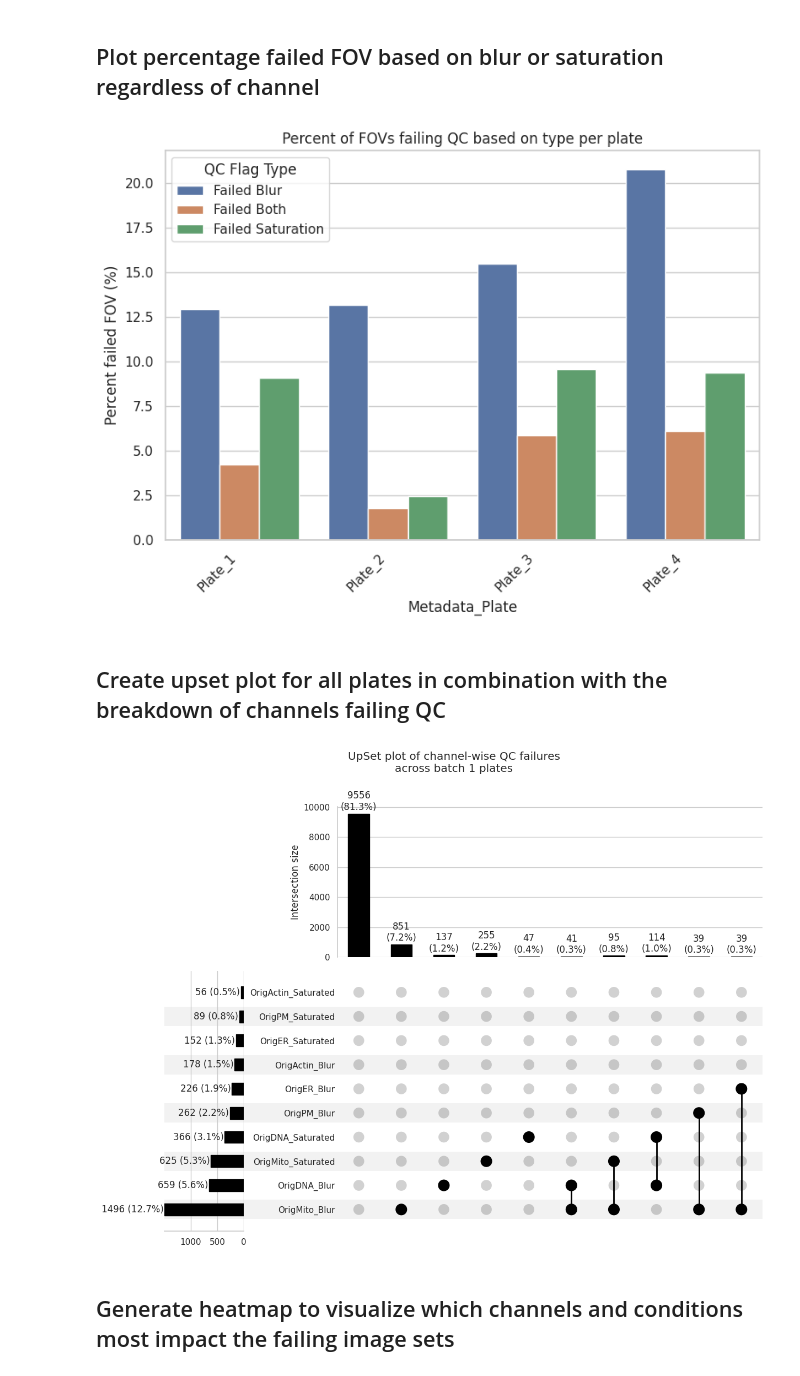
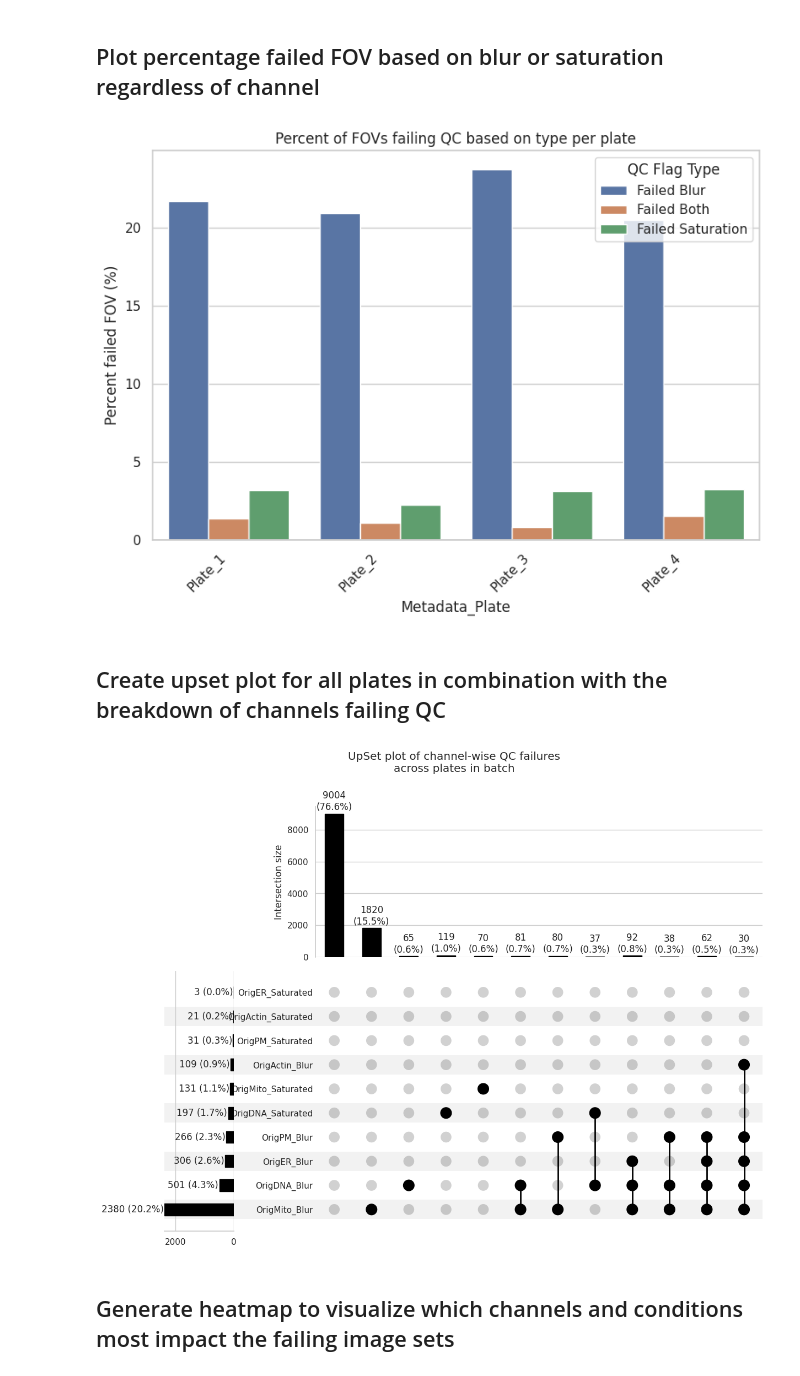
Before and after one commit to WayScience/targeted_fibrosis_drug_screen, a Jupyter notebook: 1.illumination_correction/qc_update/1.qc_report.ipynb, the cells around one changed output. Saved outputs shown, nothing was run; the diff lists cells and outputs as text; code cells hidden in the pictures.

Commit message:
run QC for two batches

```diff
--- a/1.illumination_correction/qc_update/1.qc_report.ipynb
+++ b/1.illumination_correction/qc_update/1.qc_report.ipynb
@@ -18,12 +18,15 @@ warnings.filterwarnings("ignore", category=FutureWarning, module="upsetplot")
 # %% [markdown]
 # Set paths and load in data
 # %%
+# Batch name for processing
+batch_name = "batch_2"
+
 # Output directory for plots
-output_directory = pathlib.Path("./qc_plots")
+output_directory = pathlib.Path(f"./qc_plots/{batch_name}")
 output_directory.mkdir(exist_ok=True)
 
 # path to illumination directory with the qc results and ic functions
-illum_directory = pathlib.Path("../illum_directory")
+illum_directory = pathlib.Path(f"../illum_directory/{batch_name}")
 
 # Find all Image.csv files in the directory
 csv_files = list(illum_directory.rglob("Image.csv"))
@@ -228,7 +231,7 @@ plt.tight_layout()
 plt.savefig(output_directory / "qc_failure_rate_by_flag_type_per_plate.png", dpi=500)
 plt.show()
 # %% [output]
-[figure, old version]
+[figure, new version]
 # %% [markdown]
 ## Create upset plot for all plates in combination with the breakdown of channels failing QC
 # %%
@@ -244,35 +247,35 @@ qc_columns = [
     "OrigER_Blur",
     "OrigMito_Blur",
     "OrigPM_Blur",
 ]
 
 # Make sure columns are boolean
 qc_data = combined_df[qc_columns].astype(bool)
 
 # Create the upset input
 upset_data = from_indicators(qc_columns, qc_data)
 
 # Create the figure with desired size
 fig = plt.figure(figsize=(14, 10))  # Adjust the size as needed
 
 # Plot the UpSet plot
 plot(
     upset_data,
     fig=fig,
     element_size=None,
     show_counts=True,
     show_percentages=True,
     min_subset_size=30,
 )
-plt.suptitle("UpSet plot of channel-wise QC failures\nacross batch 1 plates")
+plt.suptitle("UpSet plot of channel-wise QC failures\nacross plates in batch")
 plt.savefig(
     output_directory / "upset_plot_channel_qc_failures.png",
     bbox_inches="tight",
     dpi=500,
 )
 plt.show()
 # %% [output]
-[figure, old version]
+[figure, new version]
 # %% [markdown]
 ## Generate heatmap to visualize which channels and conditions most impact the failing image sets
 # %%
```
Also changed, not shown: parts of 9 cells of this notebook, 17 other files.
